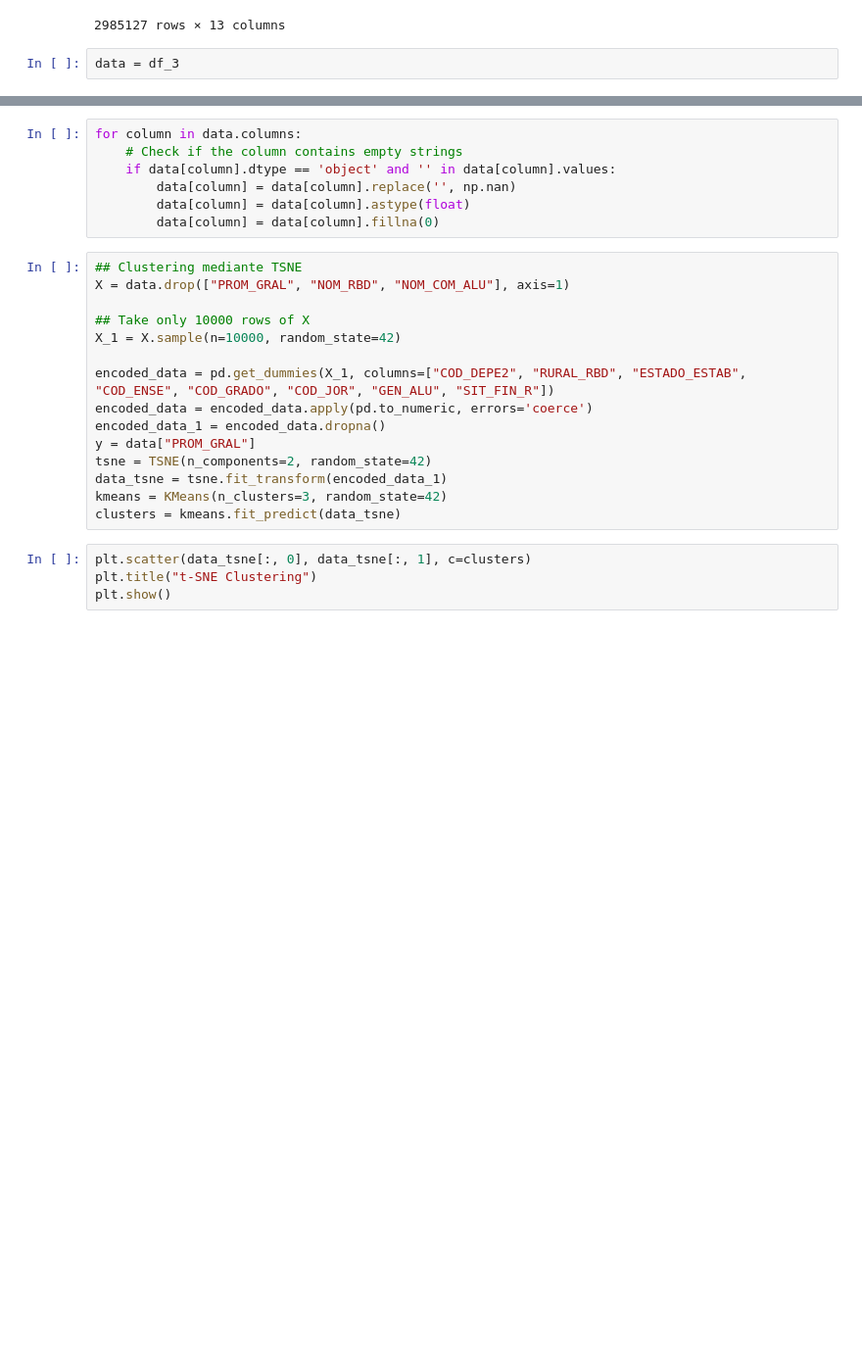
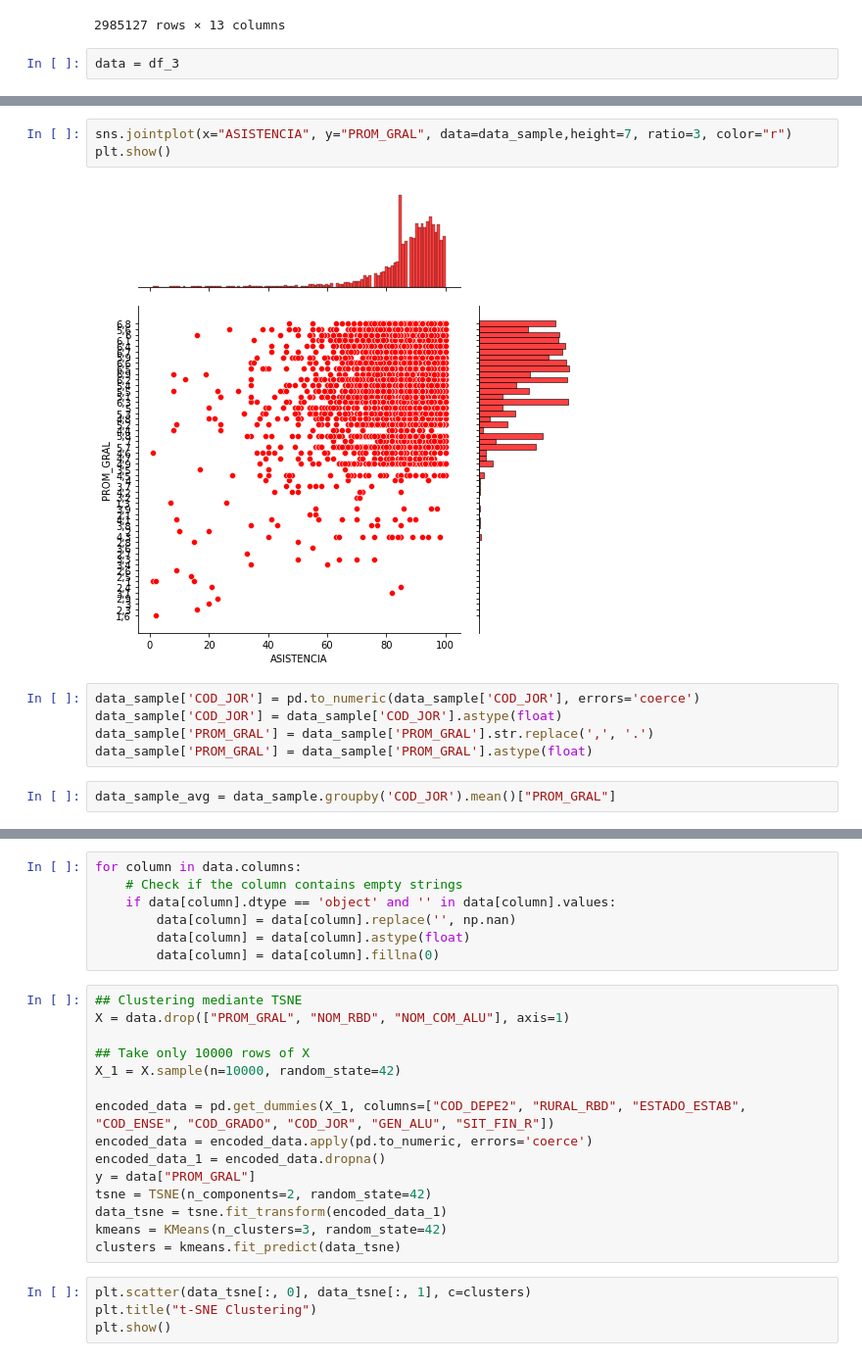
Before and after one commit to benja20029/IIC2433-Proyecto-Rendimiento-Academico, a Jupyter notebook: process_data.ipynb, the cells around one changed output, grey strips where cells are left out. Shown at 98% size. Cells and saved outputs as stored; diff of their text form; blank space fills up the shorter version.

```diff
--- a/process_data.ipynb
+++ b/process_data.ipynb
@@ -143,0 +160,12 @@ data = df_3
+# %%
+sns.jointplot(x="ASISTENCIA", y="PROM_GRAL", data=data_sample,height=7, ratio=3, color="r")
+plt.show()
+# %% [output]
+[figure, added]
+# %%
+data_sample['COD_JOR'] = pd.to_numeric(data_sample['COD_JOR'], errors='coerce')
+data_sample['COD_JOR'] = data_sample['COD_JOR'].astype(float)
+data_sample['PROM_GRAL'] = data_sample['PROM_GRAL'].str.replace(',', '.')
+data_sample['PROM_GRAL'] = data_sample['PROM_GRAL'].astype(float)
+# %%
+data_sample_avg = data_sample.groupby('COD_JOR').mean()["PROM_GRAL"]
```
Also changed, not shown: parts of 5 cells of this notebook.
